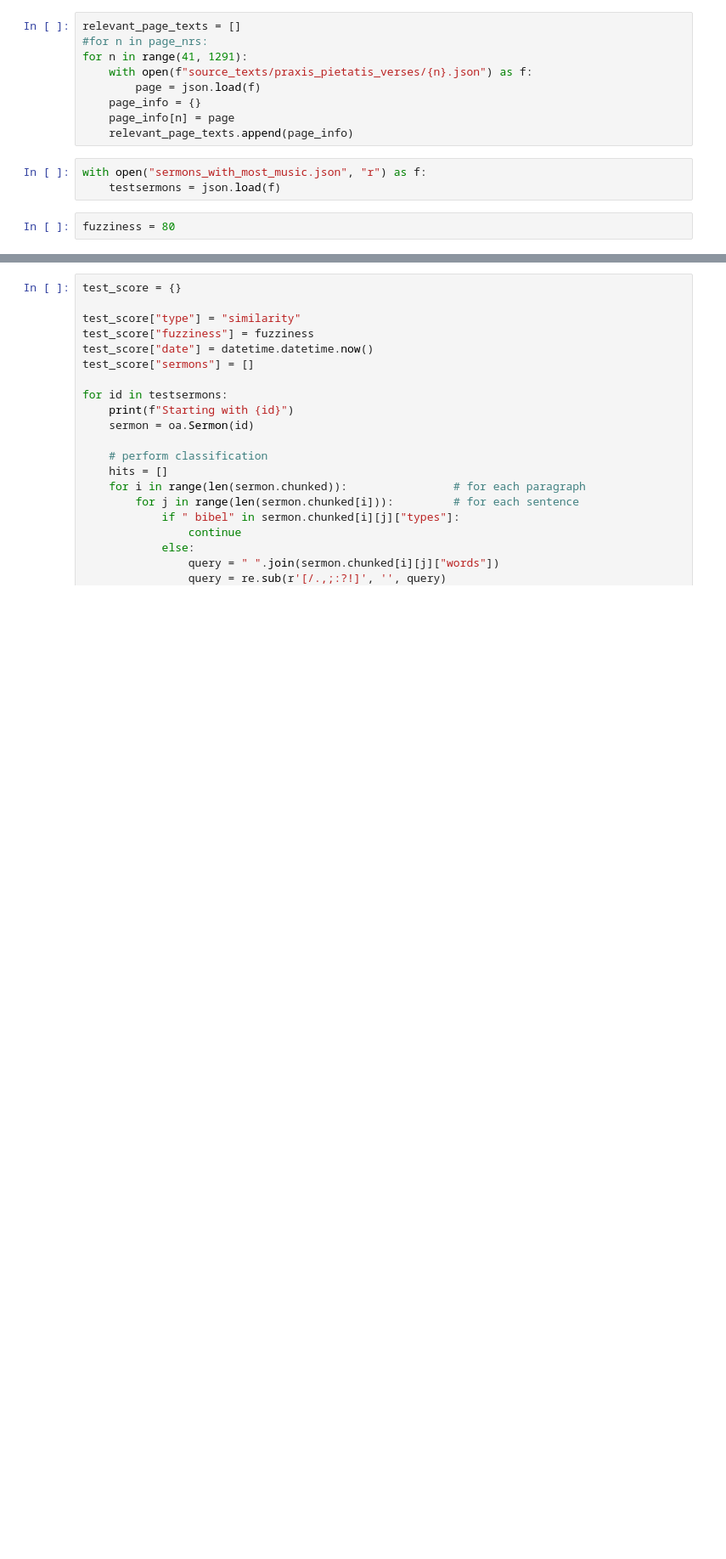
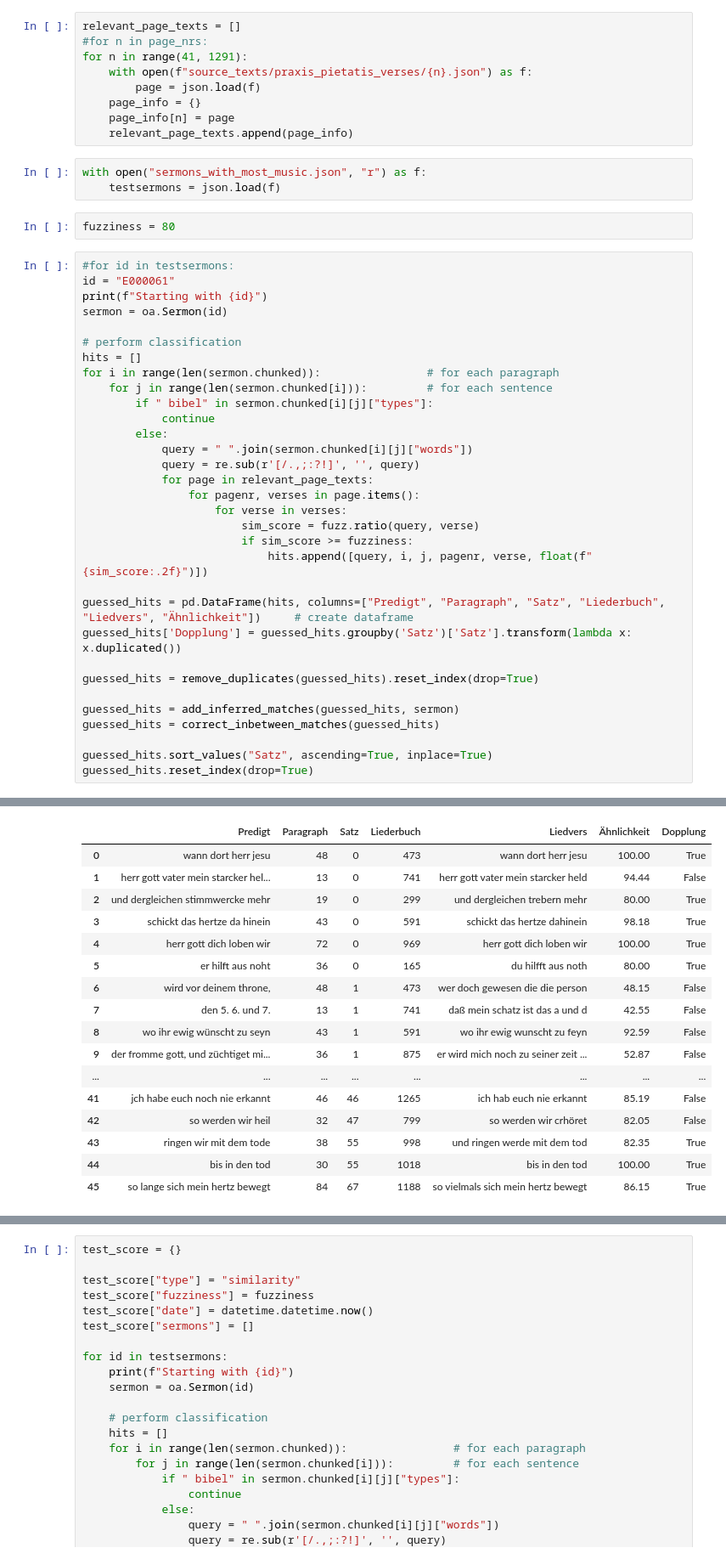
Before and after one commit to umj95/orgelpredigt_analyse, a Jupyter notebook: chunked_sermon_song_search.ipynb, the cells around one changed output, grey strips where cells are left out. Shown at 85% size. Saved outputs shown, nothing was run; the diff lists cells and outputs as text; blank space fills up the shorter version.

```diff
--- a/chunked_sermon_song_search.ipynb
+++ b/chunked_sermon_song_search.ipynb
@@ -189,3 +189,36 @@ with open("sermons_with_most_music.json", "r") as f:
     testsermons = json.load(f)
 # %%
 fuzziness = 80
+# %%
+#for id in testsermons:
+id = "E000061"
+print(f"Starting with {id}")
+sermon = oa.Sermon(id)
+
+# perform classification
+hits = []
+for i in range(len(sermon.chunked)):                # for each paragraph
+    for j in range(len(sermon.chunked[i])):         # for each sentence
+        if " bibel" in sermon.chunked[i][j]["types"]:
+            continue
+        else:
+            query = " ".join(sermon.chunked[i][j]["words"])
+            query = re.sub(r'[/.,;:?!]', '', query)
+            for page in relevant_page_texts:
+                for pagenr, verses in page.items():
+                    for verse in verses:
+                        sim_score = fuzz.ratio(query, verse)
+                        if sim_score >= fuzziness:
+                            hits.append([query, i, j, pagenr, verse, float(f"{sim_score:.2f}")])
+
+guessed_hits = pd.DataFrame(hits, columns=["Predigt", "Paragraph", "Satz", "Liederbuch", "Liedvers", "Ähnlichkeit"])     # create dataframe
+guessed_hits['Dopplung'] = guessed_hits.groupby('Satz')['Satz'].transform(lambda x: x.duplicated())
+
+guessed_hits = remove_duplicates(guessed_hits).reset_index(drop=True)
+
+guessed_hits = add_inferred_matches(guessed_hits, sermon)
+guessed_hits = correct_inbetween_matches(guessed_hits)
+
+guessed_hits.sort_values("Satz", ascending=True, inplace=True)
+guessed_hits.reset_index(drop=True)
+# %% [output]
@@ -191,0 +233,17 @@ fuzziness = 80
+|  | Predigt | Paragraph | Satz | Liederbuch | Liedvers | Ähnlichkeit | Dopplung |
+| 0 | wann dort herr jesu | 48 | 0 | 473 | wann dort herr jesu | 100.00 | True |
+| 1 | herr gott vater mein starcker hel... | 13 | 0 | 741 | herr gott vater mein starcker held | 94.44 | False |
+| 2 | und dergleichen stimmwercke mehr | 19 | 0 | 299 | und dergleichen trebern mehr | 80.00 | True |
+| 3 | schickt das hertze da hinein | 43 | 0 | 591 | schickt das hertze dahinein | 98.18 | True |
+| 4 | herr gott dich loben wir | 72 | 0 | 969 | herr gott dich loben wir | 100.00 | True |
+| 5 | er hilft aus noht | 36 | 0 | 165 | du hilfft aus noth | 80.00 | True |
+| 6 | wird vor deinem throne, | 48 | 1 | 473 | wer doch gewesen die die person | 48.15 | False |
+| 7 | den 5. 6. und 7. | 13 | 1 | 741 | daß mein schatz ist das a und d | 42.55 | False |
+| 8 | wo ihr ewig wünscht zu seyn | 43 | 1 | 591 | wo ihr ewig wunscht zu feyn | 92.59 | False |
+| 9 | der fromme gott, und züchtiget mi... | 36 | 1 | 875 | er wird mich noch zu seiner zeit ... | 52.87 | False |
+| ... | ... | ... | ... | ... | ... | ... | ... |
+| 41 | jch habe euch noch nie erkannt | 46 | 46 | 1265 | ich hab euch nie erkannt | 85.19 | False |
+| 42 | so werden wir heil | 32 | 47 | 799 | so werden wir crhöret | 82.05 | False |
+| 43 | ringen wir mit dem tode | 38 | 55 | 998 | und ringen werde mit dem tod | 82.35 | True |
+| 44 | bis in den tod | 30 | 55 | 1018 | bis in den tod | 100.00 | True |
+| 45 | so lange sich mein hertz bewegt | 84 | 67 | 1188 | so vielmals sich mein hertz bewegt | 86.15 | True |
```
Also changed, not shown: parts of 3 cells of this notebook, 8 other files.
